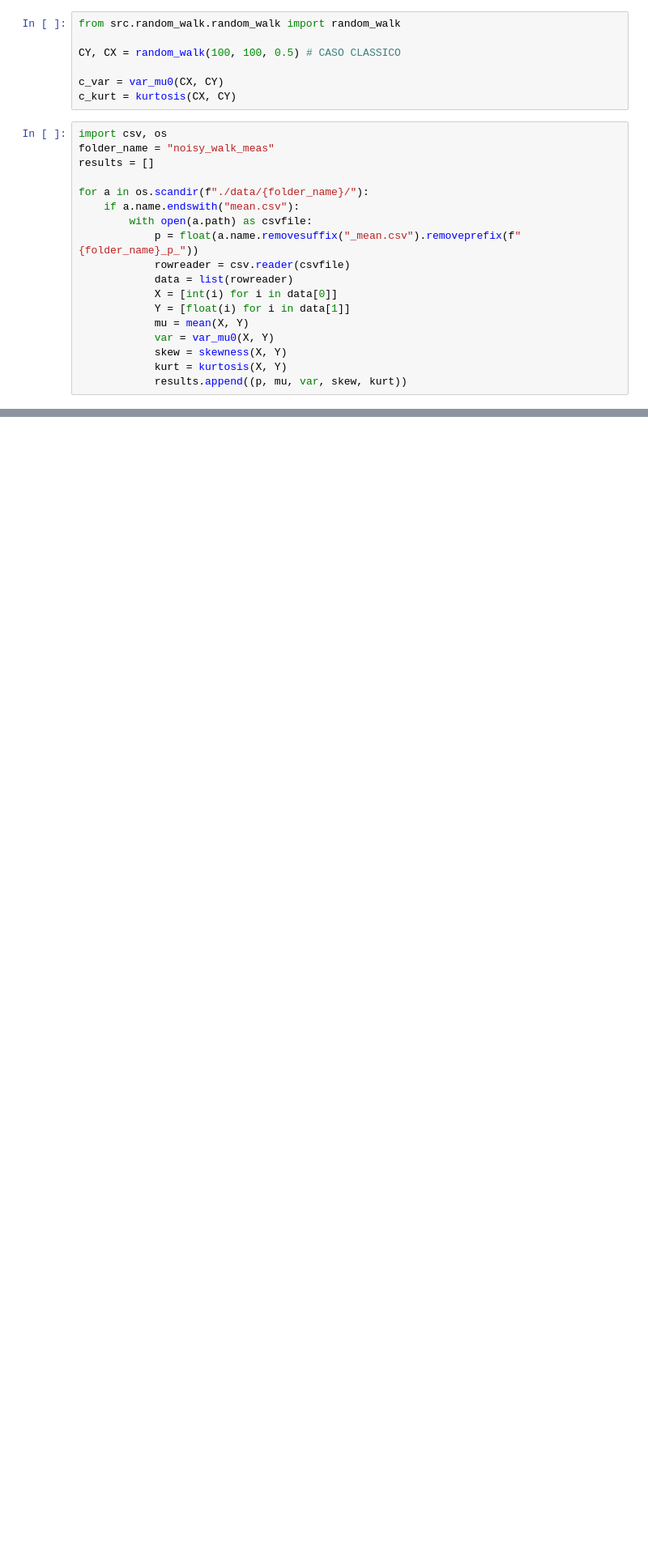
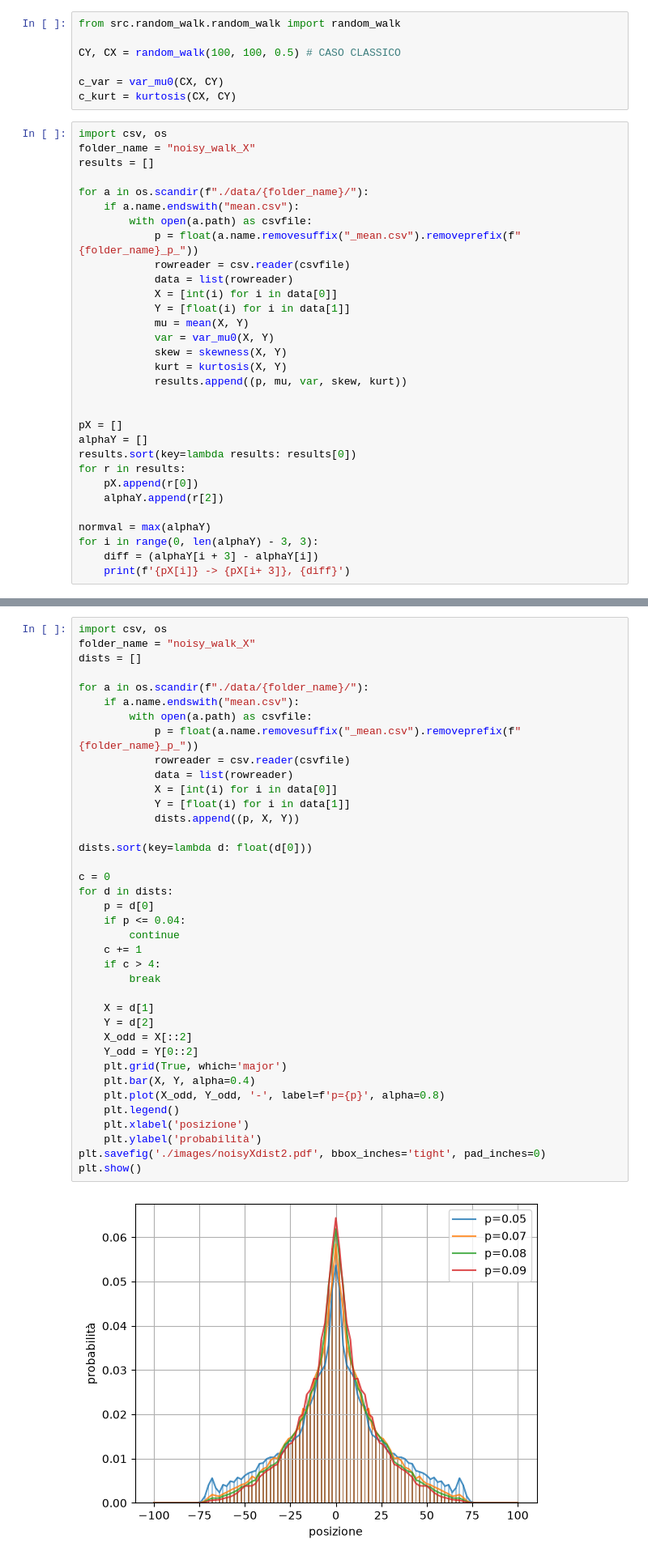
Before and after one commit to BoredDam/noisy-quantum-walks-thesis, a Jupyter notebook: notebooks/compute-stats.ipynb, the cells around one changed output, grey strips where cells are left out. Shown at 81% size. Drawn from its saved outputs; the diff is of its cells as text; blank space fills up the shorter version.

```diff
--- a/notebooks/compute-stats.ipynb
+++ b/notebooks/compute-stats.ipynb
@@ -69,7 +69,7 @@ c_var = var_mu0(CX, CY)
 c_kurt = kurtosis(CX, CY)
 # %%
 import csv, os
-folder_name = "noisy_walk_meas"
+folder_name = "noisy_walk_X"
 results = []
 
 for a in os.scandir(f"./data/{folder_name}/"):
@@ -85,3 +85,16 @@ for a in os.scandir(f"./data/{folder_name}/"):
             skew = skewness(X, Y)
             kurt = kurtosis(X, Y)
             results.append((p, mu, var, skew, kurt))
+
+
+pX = []
+alphaY = []
+results.sort(key=lambda results: results[0])
+for r in results:
+    pX.append(r[0])
+    alphaY.append(r[2])
+
+normval = max(alphaY)
+for i in range(0, len(alphaY) - 3, 3):
+    diff = (alphaY[i + 3] - alphaY[i])
+    print(f'{pX[i]} -> {pX[i+ 3]}, {diff}')
@@ -121,0 +154,40 @@ plt.show()
+# %%
+import csv, os
+folder_name = "noisy_walk_X"
+dists = []
+
+for a in os.scandir(f"./data/{folder_name}/"):
+    if a.name.endswith("mean.csv"):
+        with open(a.path) as csvfile:
+            p = float(a.name.removesuffix("_mean.csv").removeprefix(f"{folder_name}_p_"))
+            rowreader = csv.reader(csvfile)
+            data = list(rowreader)
+            X = [int(i) for i in data[0]]
+            Y = [float(i) for i in data[1]]
+            dists.append((p, X, Y))
+
+dists.sort(key=lambda d: float(d[0]))
+
+c = 0
+for d in dists:
+    p = d[0]
+    if p <= 0.04:
+        continue
+    c += 1
+    if c > 4:
+        break
+
+    X = d[1]
+    Y = d[2]
+    X_odd = X[::2]
+    Y_odd = Y[0::2]
+    plt.grid(True, which='major')
+    plt.bar(X, Y, alpha=0.4)
+    plt.plot(X_odd, Y_odd, '-', label=f'p={p}', alpha=0.8)
+    plt.legend()
+    plt.xlabel('posizione')
+    plt.ylabel('probabilità')
+plt.savefig('./images/noisyXdist2.pdf', bbox_inches='tight', pad_inches=0)
+plt.show()
+# %% [output]
+[figure, added]
```
Also changed, not shown: parts of 2 cells of this notebook.
